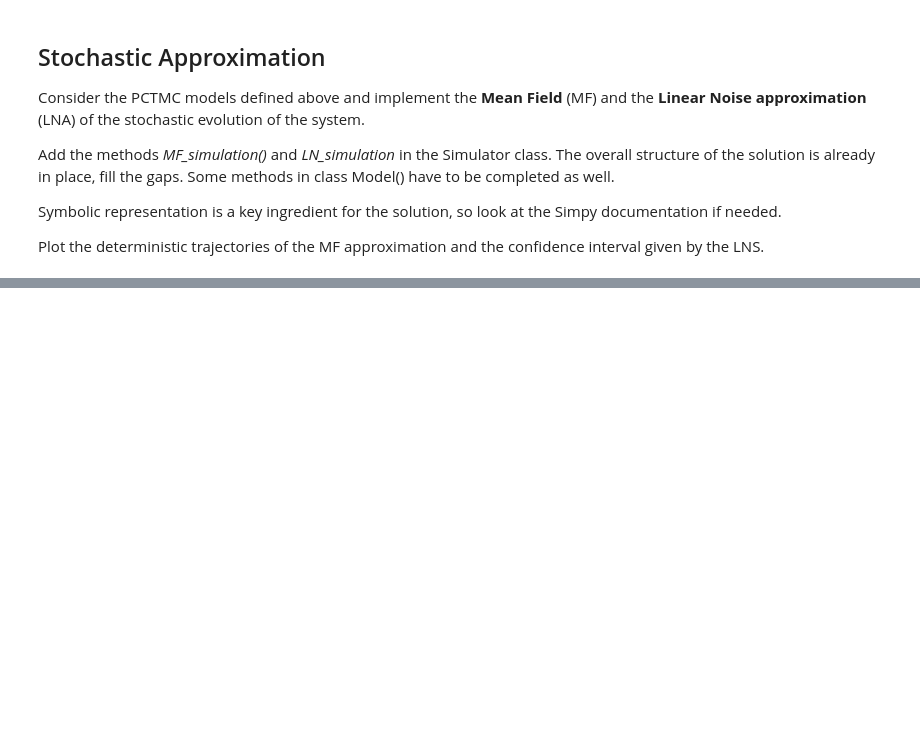
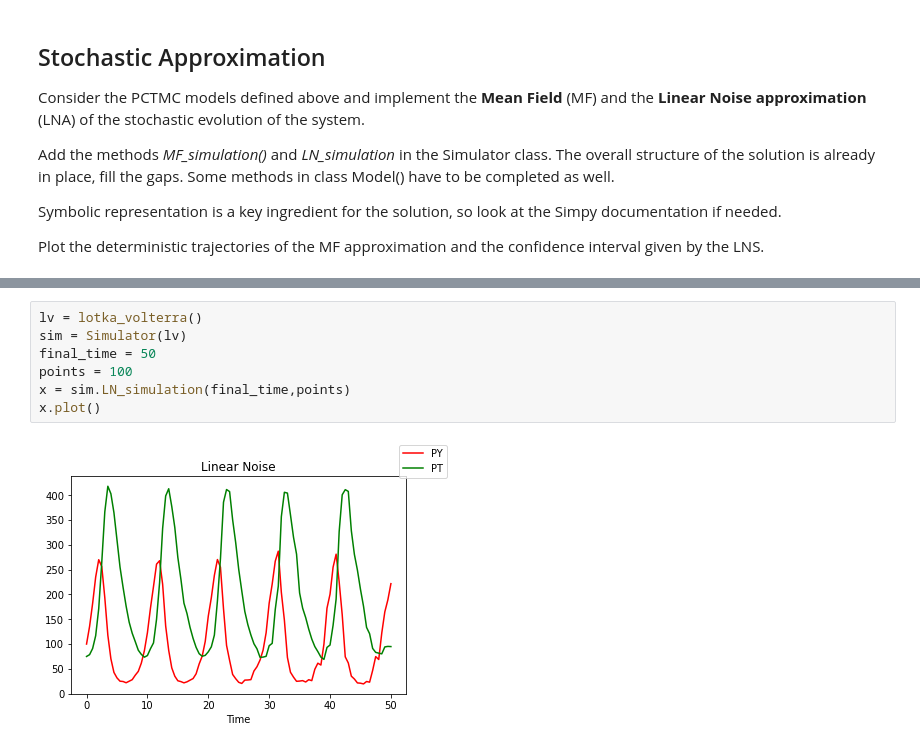
Before and after one commit to cima22/stochastic_modelling_and_simulation, a Jupyter notebook: pctmc/PCTMC.ipynb, the cells around one changed output, grey strips where cells are left out. Drawn from its saved outputs; the diff is of its cells as text; blank space fills up the shorter version.

```diff
--- a/pctmc/PCTMC.ipynb
+++ b/pctmc/PCTMC.ipynb
@@ -164,0 +195,9 @@ x.plot()
+# %%
+lv = lotka_volterra()
+sim = Simulator(lv)
+final_time = 50
+points = 100
+x = sim.LN_simulation(final_time,points)
+x.plot()
+# %% [output]
+[figure, added]
```
Also changed, not shown: parts of 7 cells of this notebook.
